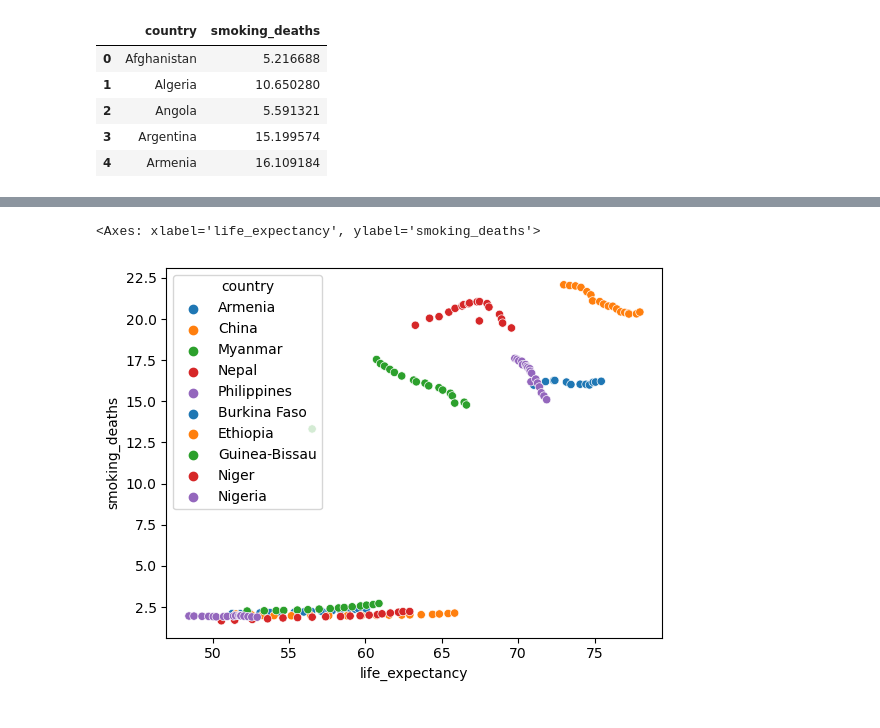
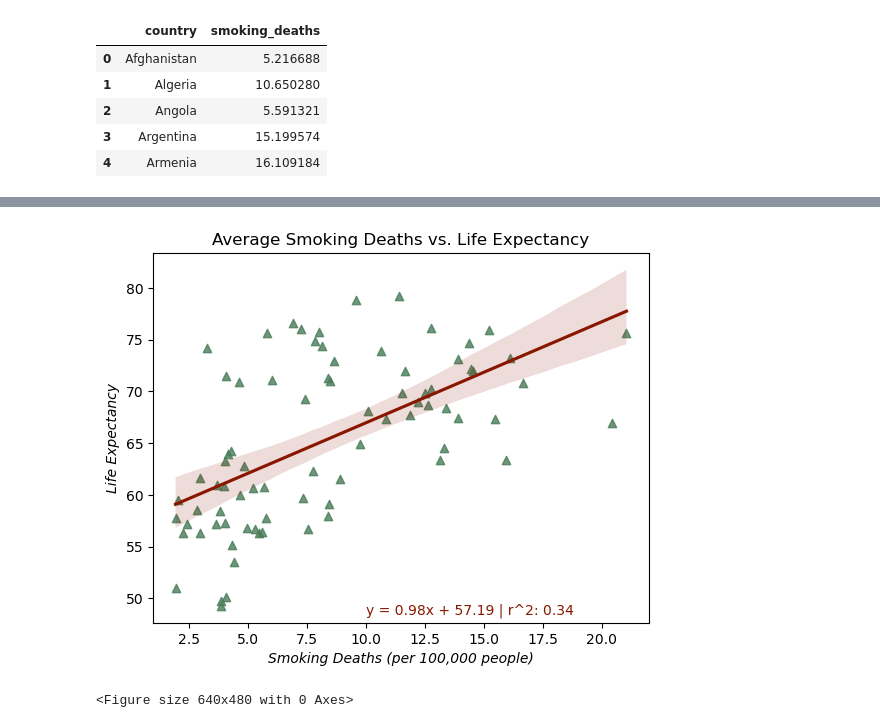
Before and after one commit to BramSunner/project-1-group-04, a Jupyter notebook: ethan-work/ethan-question.ipynb, the cells around one changed output, grey strips where cells are left out. Cells and saved outputs as stored; diff of their text form; code cells hidden in the pictures.

```diff
--- a/ethan-work/ethan-question.ipynb
+++ b/ethan-work/ethan-question.ipynb
@@ -327,17 +230,0 @@ print(lowest)
-# %%
-sns.scatterplot(
-    data = df.loc[df.country.isin(highest), :],
-    x = 'life_expectancy',
-    y = 'smoking_deaths',
-    hue = 'country'
-)
-
-sns.scatterplot(
-    data = df.loc[df.country.isin(lowest), :],
-    x = 'life_expectancy',
-    y = 'smoking_deaths',
-    hue = 'country'
-)
-# %% [output]
-<Axes: xlabel='life_expectancy', ylabel='smoking_deaths'>
-[figure, removed]
@@ -346,0 +231,37 @@ sns.scatterplot(
+# %%
+# Regression Plot for Smoking Deaths vs. Life Expectancy of entire dataset.
+# Plot it.
+p = sns.regplot(
+    data = df.groupby('country').mean(),
+    y = 'life_expectancy',
+    x = 'smoking_deaths',
+    marker = '^',
+    scatter_kws = {
+        'color': '#4A7C59'
+    },
+    line_kws = {
+        'color': '#881600'
+    }
+)
+
+# Equation of the linregress.
+(slope, intercept, r_value, p_value, std_err) = linregress(
+    x=df.groupby('country').mean().smoking_deaths,
+    y=df.groupby('country').mean().life_expectancy
+)
+line_eq = "y = " + str(round(slope, 2)) + "x + " + str(round(intercept, 2))
+plt.text(10, 48.5, line_eq + ' | r^2: ' + str(round(r_value**2, 2)), color = '#881600')
+
+# Formatting.
+plt.xlabel('Smoking Deaths (per 100,000 people)', fontsize = 10, fontstyle = 'italic')
+
+plt.ylabel('Life Expectancy', fontsize = 10, fontstyle = 'italic')
+
+plt.title('Average Smoking Deaths vs. Life Expectancy')
+
+# Show/save it.
+plt.show()
+plt.savefig('world_avgsmoking_lifeexp.png')
+# %% [output]
+[figure, added]
+<Figure size 640x480 with 0 Axes>
```
Also changed, not shown: parts of 22 cells of this notebook, 6 other files.
